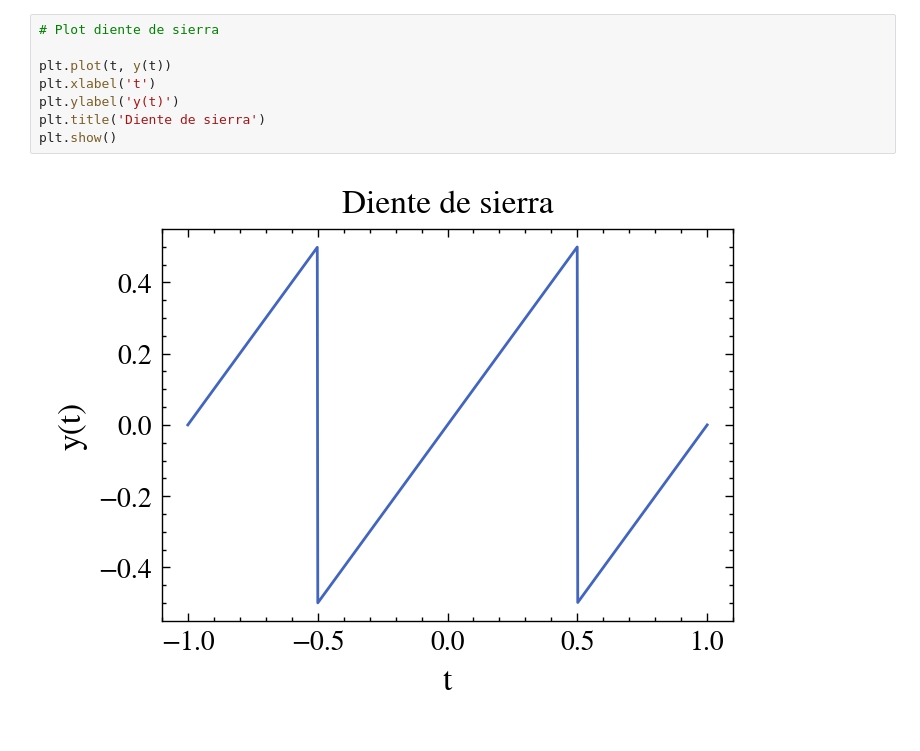
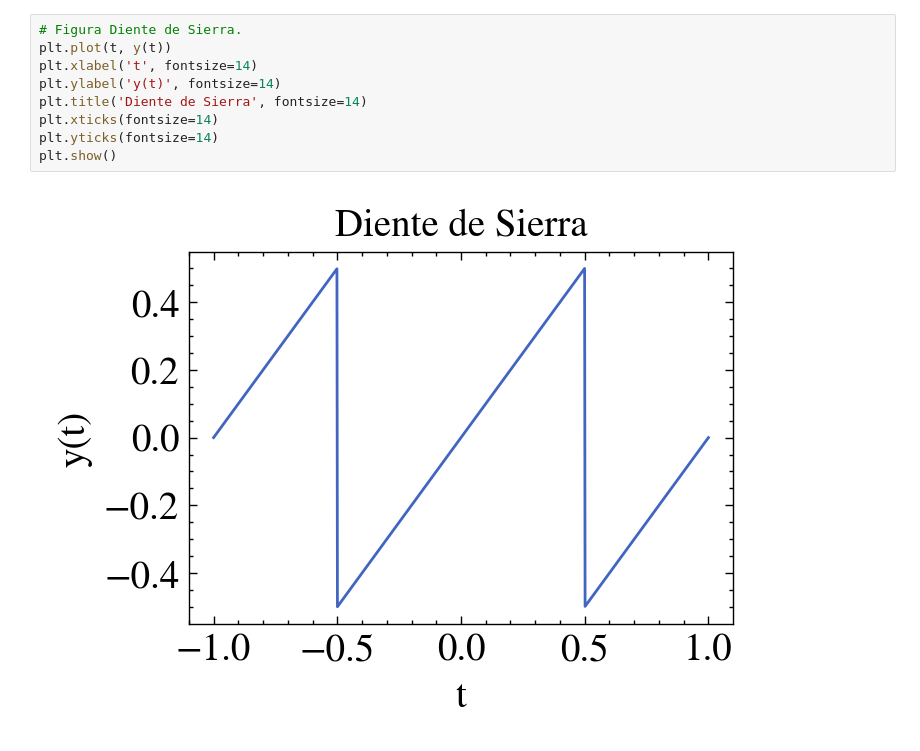
Before and after one commit to ignaschuemer7/TP1-AM3, a Jupyter notebook: walter_white.ipynb, the cells around one changed output. Cells and saved outputs as stored; diff of their text form.

```diff
--- a/walter_white.ipynb
+++ b/walter_white.ipynb
@@ -31,13 +37,14 @@ plt.show()
 # %%
-# Plot diente de sierra
-
+# Figura Diente de Sierra.
 plt.plot(t, y(t))
-plt.xlabel('t')
-plt.ylabel('y(t)')
-plt.title('Diente de sierra')
+plt.xlabel('t', fontsize=14)
+plt.ylabel('y(t)', fontsize=14)
+plt.title('Diente de Sierra', fontsize=14)
+plt.xticks(fontsize=14)
+plt.yticks(fontsize=14)
 plt.show()
 # %% [output]
-[figure, old version]
+[figure, new version]
 # %%
 def trigFourierSeries(an: callable, bn: callable, a0: float, T: float, N: int) -> callable:
     """
```
Also changed, not shown: parts of 20 cells of this notebook.
